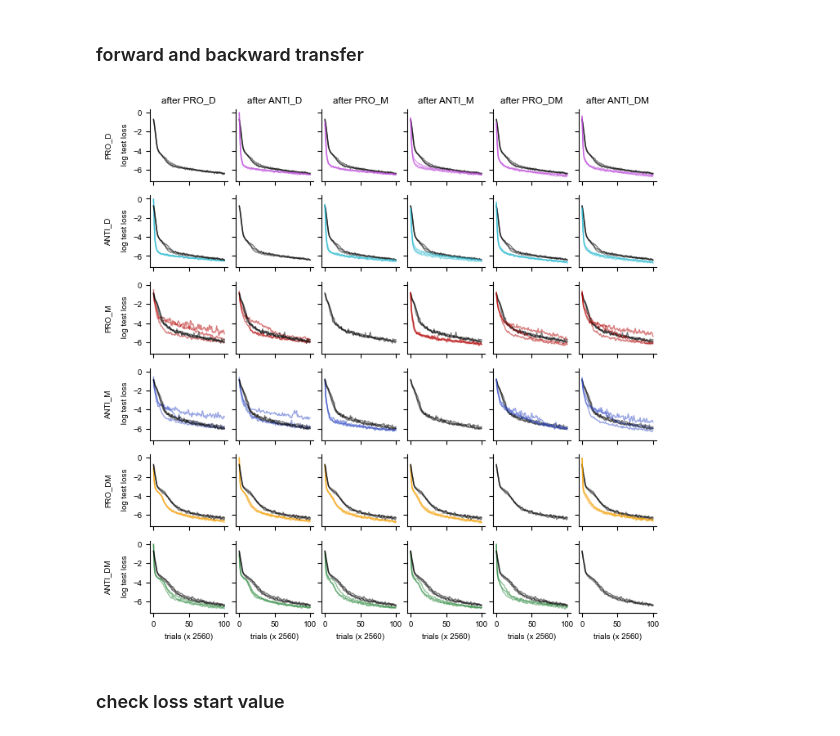
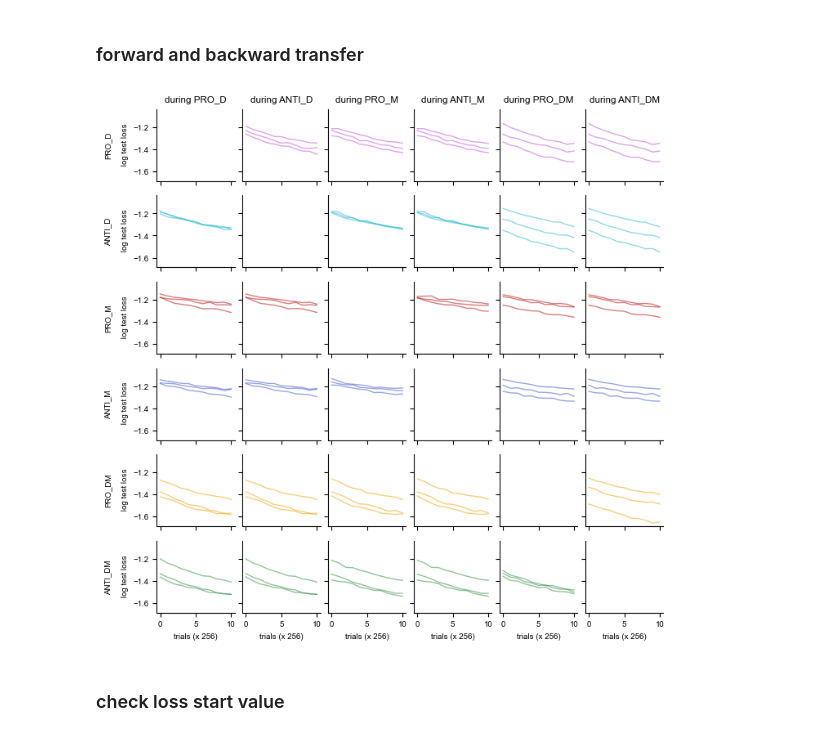
Before and after one commit to hzshan/context_inference_rnn, a Jupyter notebook: train.ipynb, the cells around one changed output. Drawn from its saved outputs; the diff is of its cells as text; code cells hidden in the pictures.

```diff
--- a/train.ipynb
+++ b/train.ipynb
@@ -109,11 +111,11 @@ fig.savefig(f'./figures/task_order_performance.png', bbox_inches='tight')
 # %% [markdown]
 ### forward and backward transfer
 # %%
-check_type = ['forward', 'backward'][0]
+check_type = ['forward', 'backward'][1]
 task_list_name_fn = lambda cur_task_list: ''.join([cur.split('_')[0][0] + cur.split('_')[1].lower() for cur in cur_task_list])
 all_task_list = ['PRO_D', 'ANTI_D', 'PRO_M', 'ANTI_M', 'PRO_DM', 'ANTI_DM']
 nonlin_str = '_relu'
-nitr_str = '' if check_type == 'forward' else '_nitr50'
+nitr_str = '' if check_type == 'forward' else '_nitr10'
 fig, axes = plt.subplots(6, 6, figsize=(8, 8), sharey=True, sharex=True)
 fig.subplots_adjust(wspace=0.1, hspace=0.2)
 for itask1, task1 in enumerate(all_task_list):
@@ -127,35 +129,38 @@ for itask1, task1 in enumerate(all_task_list):
                 continue
             config = load_config(save_name)
             config['retrain'] = False
             model, tr_loss_arr, ts_loss_arr, ts_perf_arr = train_cxtrnn_sequential(**config)
 
             ii = 1 if check_type == 'forward' else 0
             color = color_dict[[task1, task2][ii]] if len(config['task_list']) > 1 else 'k'
             kwargs = dict(color=color, alpha=0.5, linewidth=1)
             plot_y = np.log(ts_loss_arr)
             n_ckpt = int(config['num_iter'] / config['ckpt_step'])
             if itask1 == itask2 and check_type == 'forward':
                 plot_y = plot_y[0]
                 for ax in axes[[itask1, itask2][ii], :]:
                     ax.plot(plot_y, **kwargs)
             else:
-                plot_y = plot_y[ii][n_ckpt:]
+                if check_type == 'forward':
+                    plot_y = plot_y[ii][n_ckpt:]
+                else:
+                    plot_y = plot_y[ii][n_ckpt:]
                 axes[[itask1, itask2][ii], [itask1, itask2][1 - ii]].plot(plot_y, **kwargs)
 
 for itask, task in enumerate(all_task_list):
     axes[itask, 0].set_ylabel(task + '\n\n log test loss')
     if check_type == 'forward':
         axes[0, itask].set_title('after ' + task)
     else:
         axes[0, itask].set_title('during ' + task)
 
 for ax in axes.flatten():
     ax.spines[['top', 'right']].set_visible(False)
 for ax in axes[-1]:
     ax.set_xlabel('trials (x {})'.format(int(256 * config['ckpt_step'])))
 fig.savefig(f'./figures/{check_type}_transfer{nitr_str}.png', bbox_inches='tight')
 # %% [output]
-[figure, old version]
+[figure, new version]
 # %% [markdown]
 ### check loss start value
 # %%
```
Also changed, not shown: parts of 6 cells of this notebook, 2 other files.
